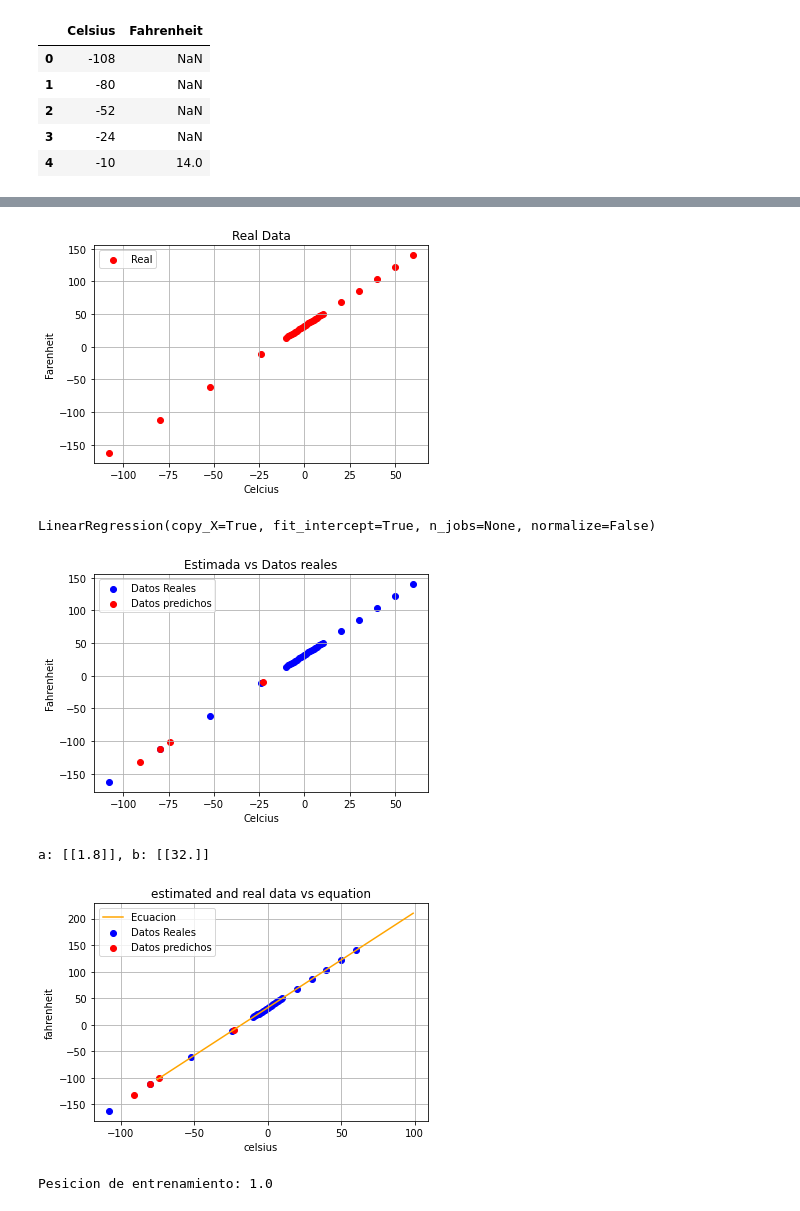
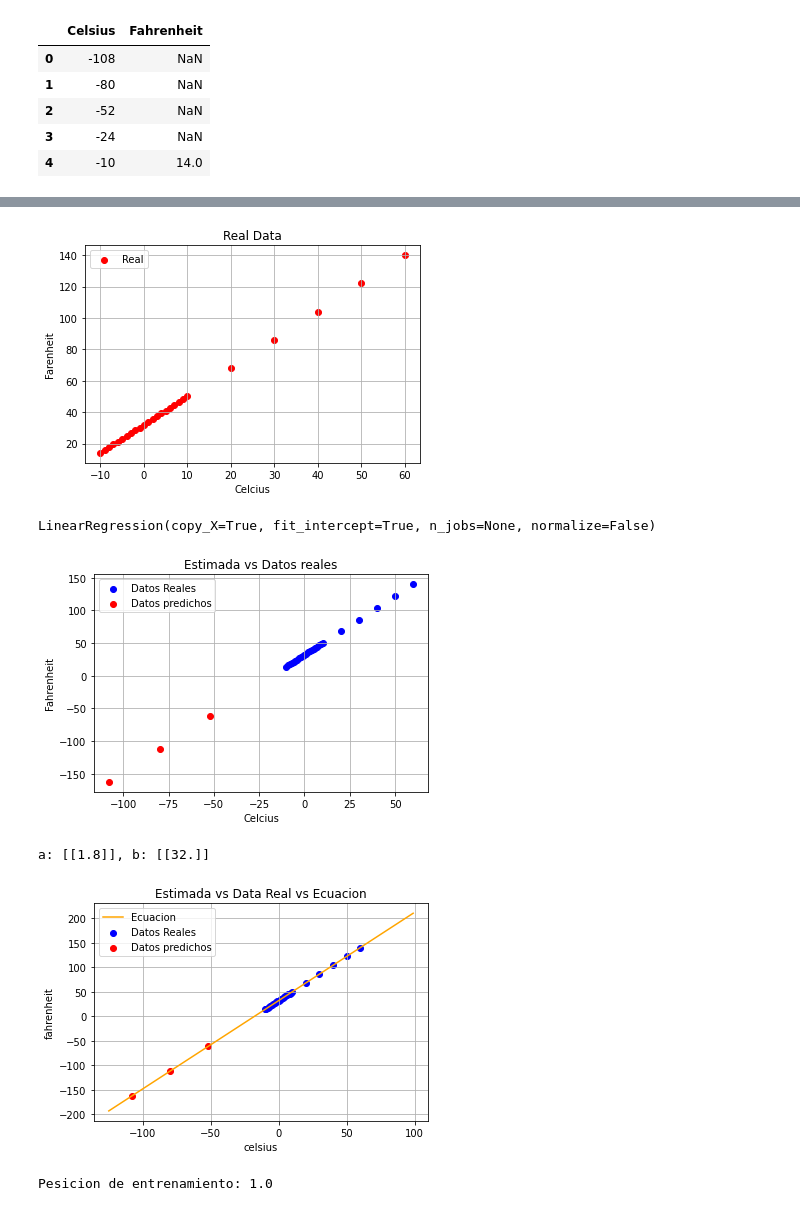
Before and after one commit to marcmacias96/PythonMachineLearning, a Jupyter notebook: CelciustoFahrenheitLinearRegression.ipynb, the cells around one changed output, grey strips where cells are left out. Drawn from its saved outputs; the diff is of its cells as text; code cells hidden in the pictures.

```diff
--- a/CelciustoFahrenheitLinearRegression.ipynb
+++ b/CelciustoFahrenheitLinearRegression.ipynb
@@ -37,10 +33,10 @@ dataset.head()
 # %%
 #verificamos que no existan datos incorrectos y si hay los corregimos
-index = 0
-for test in dataset.Celsius :
+index = 4
+for test in train_data.Celsius :
   correct = test*1.8 + 32
-  if correct != dataset.Fahrenheit.get(index):
-    print(f'correcto: {correct}, actual: {dataset.Fahrenheit.get(index)}')
-    dataset.Fahrenheit[index] = correct
-    print(f'ahora: {dataset.Fahrenheit.get(index)}')
+  if correct != train_data.Fahrenheit.get(index):
+    print(f'correcto: {correct}, actual: {train_data.Fahrenheit.get(index)}')
+    train_data.Fahrenheit[index] = correct
+    print(f'ahora: {train_data.Fahrenheit.get(index)}')
   index+=1
@@ -64,6 +43,6 @@ See the caveats in the documentation: https://pandas.pydata.org/pandas-docs/stab
 # %%
 #Graficamos la data real
-plt.scatter(dataset.Celsius,dataset.Fahrenheit, c='red', label='Real')
+plt.scatter(train_data.Celsius,train_data.Fahrenheit, c='red', label='Real')
 plt.xlabel('Celcius')
 plt.ylabel('Farenheit')
 plt.legend()
@@ -71,11 +50,11 @@ plt.grid(True)
 plt.title('Real Data')
 plt.show()
 # %% [output]
-[figure, old version]
+[figure, new version]
 # %%
 #tranformamos los datos a conveniencia del algoritmo de 1D a 2D
-celarray = np.array(dataset.Celsius)
-fararray = np.array(dataset.Fahrenheit)
+celarray = np.array(train_data.Celsius)
+fararray = np.array(train_data.Fahrenheit)
 celarray= np.reshape(celarray,(-1,1))
 fararray = np.reshape(fararray,(-1,1))
 # %%
@@ -87,12 +66,13 @@ LinearRegression(copy_X=True, fit_intercept=True, n_jobs=None, normalize=False)
 # %%
 #hacemos un conjunto de datos de prueba (Vamos a meter los datos que no existian en el dataset)
 
-celcius_test = np.reshape([-74,-23,-80,-91],(-1,1))
-farenheit_predict = LR.predict(celcius_test)
+test_celsius_array = np.array(test_data.Celsius)
+test_celsius_array = np.reshape(test_celsius_array,(-1,1))
+farenheit_predict = LR.predict(test_celsius_array)
 # %%
 #Graficamos nuestros datos con los datos de prueba
 plt.scatter(dataset.Celsius,dataset.Fahrenheit, c='blue', label='Datos Reales')
-plt.scatter(celcius_test, farenheit_predict, c='red', label='Datos predichos')
+plt.scatter(test_celsius_array, farenheit_predict, c='red', label='Datos predichos')
 plt.xlabel('Celcius')
 plt.ylabel('Fahrenheit')
 plt.legend()
@@ -100,7 +80,7 @@ plt.grid(True)
 plt.title('Estimada vs Datos reales')
 plt.show()
 # %% [output]
-[figure, old version]
+[figure, new version]
 # %%
 #Como la relación entre Celsius y Fahrenheit es una ecuación lineal de primer orden, nuestro modelo predice la precisión %100. Vamos a comprobarlo:
 a=LR.coef_
@@ -109,20 +89,21 @@ print(f'a: {a}, b: {b}')
 # %% [output]
 a: [[1.8]], b: [[32.]]
 # %%
-x_range = np.arange(-75,100)
+#Graficamos la ecuacion que permite hacer la trasformacion de valores
+x_range = np.arange(-125,100)
 f = x_range*1.8 + 32
 # %%
 plt.plot(x_range,f,c='orange', label='Ecuacion')
 plt.scatter(dataset.Celsius,dataset.Fahrenheit, c='blue', label='Datos Reales')
-plt.scatter(celcius_test, farenheit_predict, c='red', label='Datos predichos')
+plt.scatter(test_celsius_array, farenheit_predict, c='red', label='Datos predichos')
 plt.xlabel('celsius')
 plt.ylabel('fahrenheit')
 plt.legend()
 plt.grid(True)
-plt.title('estimated and real data vs equation')
+plt.title('Estimada vs Data Real vs Ecuacion')
 plt.show()
 # %% [output]
-[figure, old version]
+[figure, new version]
 # %%
 
 acc_train = LR.score(celarray,fararray)
```
Also changed, not shown: parts of 5 cells of this notebook.
